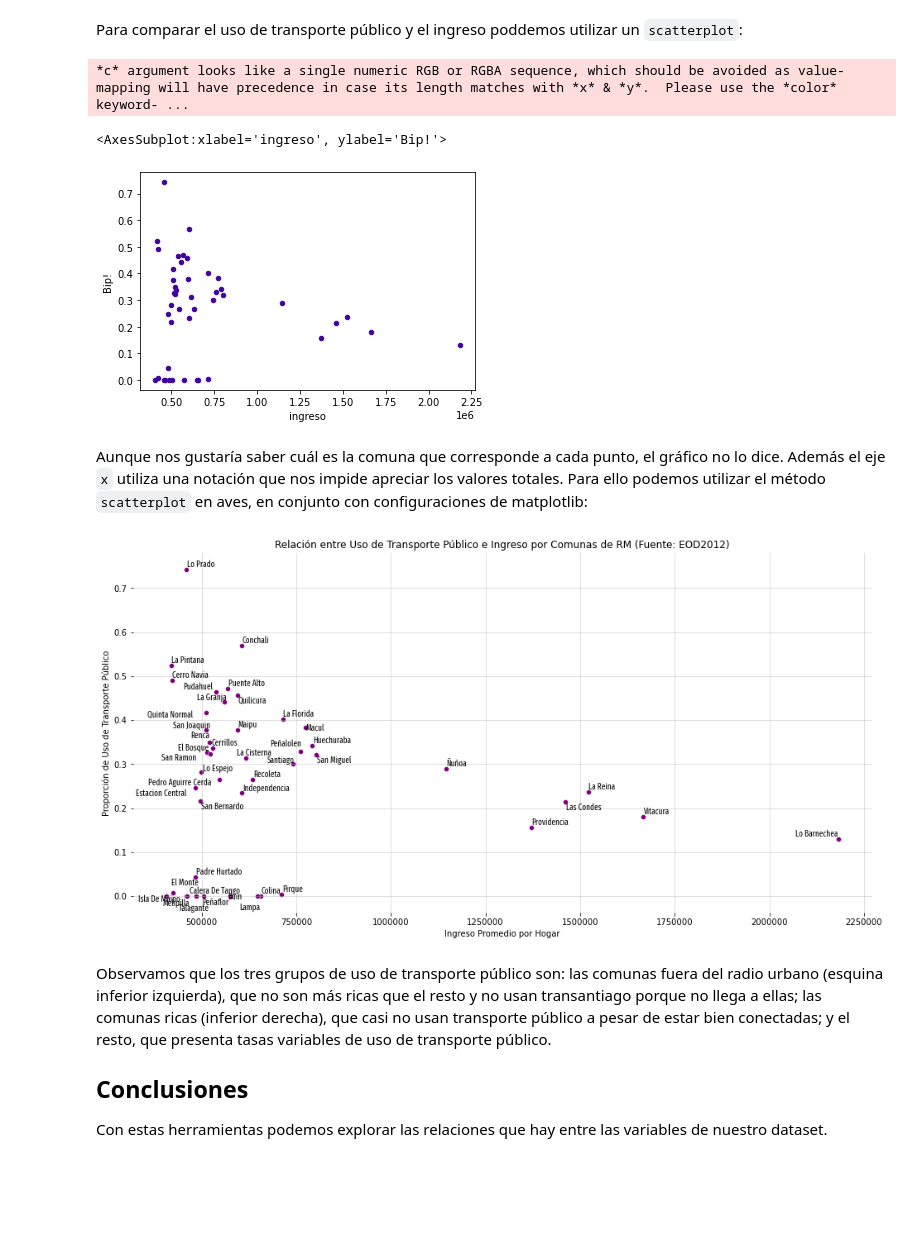
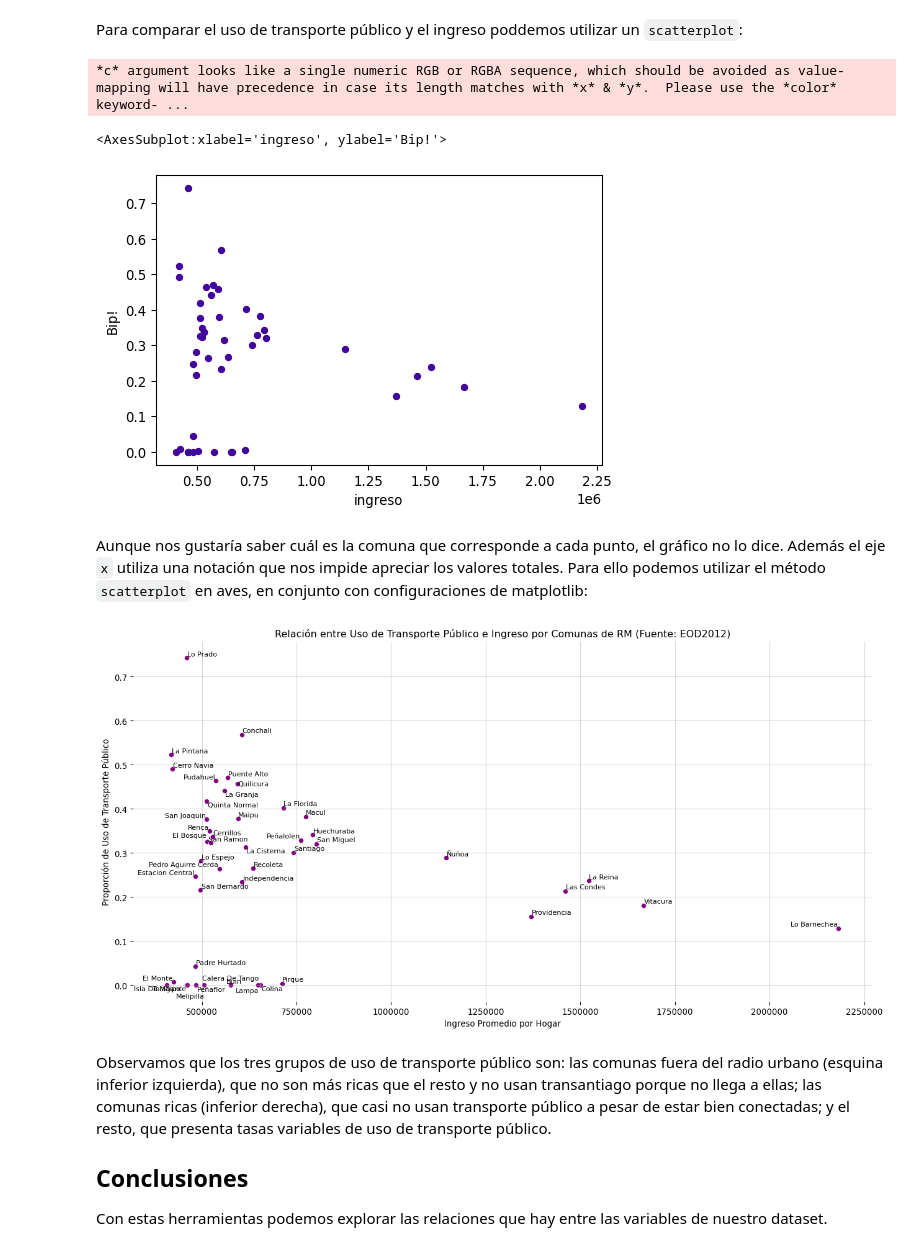
Before and after one commit to zorzalerrante/aves, a Jupyter notebook: notebooks/01-python-tools.ipynb, the cells around one changed output. Saved outputs shown, nothing was run; the diff lists cells and outputs as text; code cells hidden in the pictures; blank space fills up the shorter version.

```diff
--- a/notebooks/01-python-tools.ipynb
+++ b/notebooks/01-python-tools.ipynb
@@ -19,6 +39,13 @@ import matplotlib.pyplot as plt
 # numpy es una biblioteca de bajo nivel, sobre la que construye pandas.
 # la utilizaremos en esta sección para generar datos de prueba.
 import numpy as np
+
+import matplotlib as mpl
+
+# esto configura la calidad de la imagen. dependerá de tu resolución. el valor por omisión es 80
+mpl.rcParams["figure.dpi"] = 96
+# esto depende de las fuentes que tengas instaladas en el sistema.
+#mpl.rcParams["font.family"] = "Fira Sans Extra Condensed"
 # %% [markdown]
 El siguiente código crea una figura (`fig`) y un eje asociado a ella (`ax`). Vemos que `ax` posee funciones que nos permiten configurar su apariencia:
 # %%
@@ -469,7 +508,7 @@ modo_comuna_ingreso.plot(x="ingreso", y="Bip!", kind="scatter")
 # %% [output]
 *c* argument looks like a single numeric RGB or RGBA sequence, which should be avoided as value-mapping will have precedence in case its length matches with *x* & *y*.  Please use the *color* keyword- ...
 <AxesSubplot:xlabel='ingreso', ylabel='Bip!'>
-[figure, old version]
+[figure, new version]
 # %% [markdown]
 Aunque nos gustaría saber cuál es la comuna que corresponde a cada punto, el gráfico no lo dice. Además el eje `x` utiliza una notación que nos impide apreciar los valores totales. Para ello podemos utilizar el método `scatterplot` en aves, en conjunto con configuraciones de matplotlib:
 # %%
@@ -477,30 +516,30 @@ from aves.visualization.tables import scatterplot
 # %%
 fig, ax = plt.subplots(1, 1, figsize=(16, 8))
 
 scatterplot(
     ax,
     modo_comuna_ingreso,
     "ingreso",
     "Bip!",
     annotate=True,
     avoid_collisions=True,
-    text_args=dict(fontsize="x-small", font="Fira Sans Extra Condensed"),
+    text_args=dict(fontsize="small"),
     scatter_args=dict(color="purple"),
 )
 
 ax.set_xlabel("Ingreso Promedio por Hogar")
 ax.set_ylabel("Proporción de Uso de Transporte Público")
 ax.set_title(
     "Relación entre Uso de Transporte Público e Ingreso por Comunas de RM (Fuente: EOD2012)"
 )
 ax.grid(alpha=0.5)
 ax.ticklabel_format(style="plain")
 
 sns.despine(ax=ax, left=True, bottom=True, right=True, top=True)
 
 # fig.savefig('../reports/figures/example_scatterplot.png', dpi=150, bbox_inches='tight')
 # %% [output]
-[figure, old version]
+[figure, new version]
 # %% [markdown]
 Observamos que los tres grupos de uso de transporte público son: las comunas fuera del radio urbano (esquina inferior izquierda), que no son más ricas que el resto y no usan transantiago porque no llega a ellas; las comunas ricas (inferior derecha), que casi no usan transporte público a pesar de estar bien conectadas; y el resto, que presenta tasas variables de uso de transporte público.
 
```
Also changed, not shown: parts of 22 cells of this notebook.
